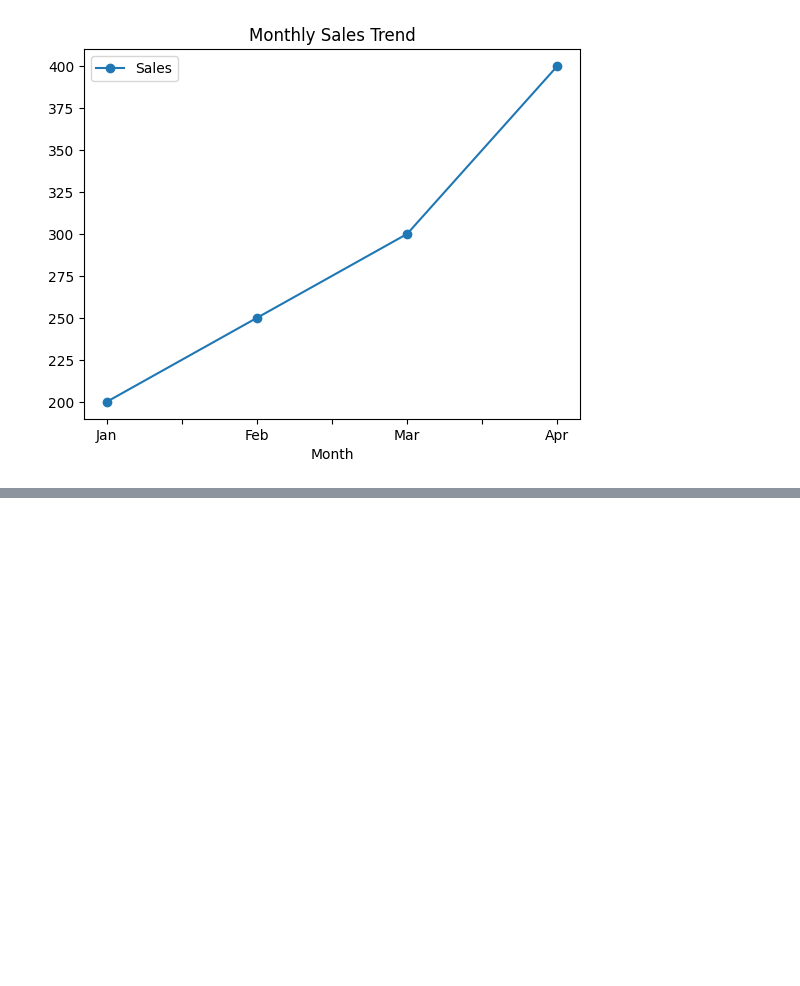
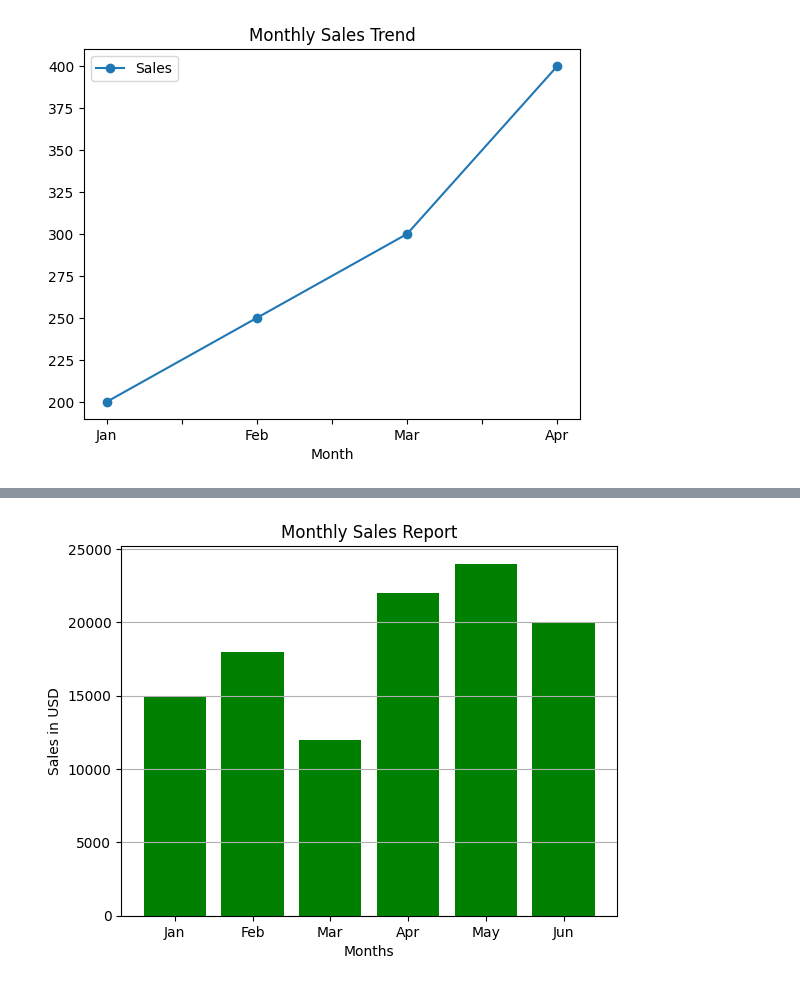
Before and after one commit to NandhithaMilkuri/Batch20_1352_PDS, a Jupyter notebook: Lab9_DataVisualization.ipynb, the cells around one changed output, grey strips where cells are left out. Cells and saved outputs as stored; diff of their text form; code cells hidden in the pictures; blank space fills up the shorter version.

```diff
--- a/Lab9_DataVisualization.ipynb
+++ b/Lab9_DataVisualization.ipynb
@@ -78,0 +115,16 @@ plt.show()
+# %%
+import matplotlib.pyplot as plt
+# Data
+months = ["Jan", "Feb", "Mar", "Apr", "May", "Jun"]
+sales = [15000, 18000, 12000, 22000, 24000, 20000]
+# Plot
+plt.bar(months, sales, color='green')
+# Customization
+plt.title("Monthly Sales Report")
+plt.xlabel("Months")
+plt.ylabel("Sales in USD")
+plt.grid(axis='y')
+# Show plot
+plt.show()
+# %% [output]
+[figure, added]
```
Also changed, not shown: parts of 10 cells of this notebook.
